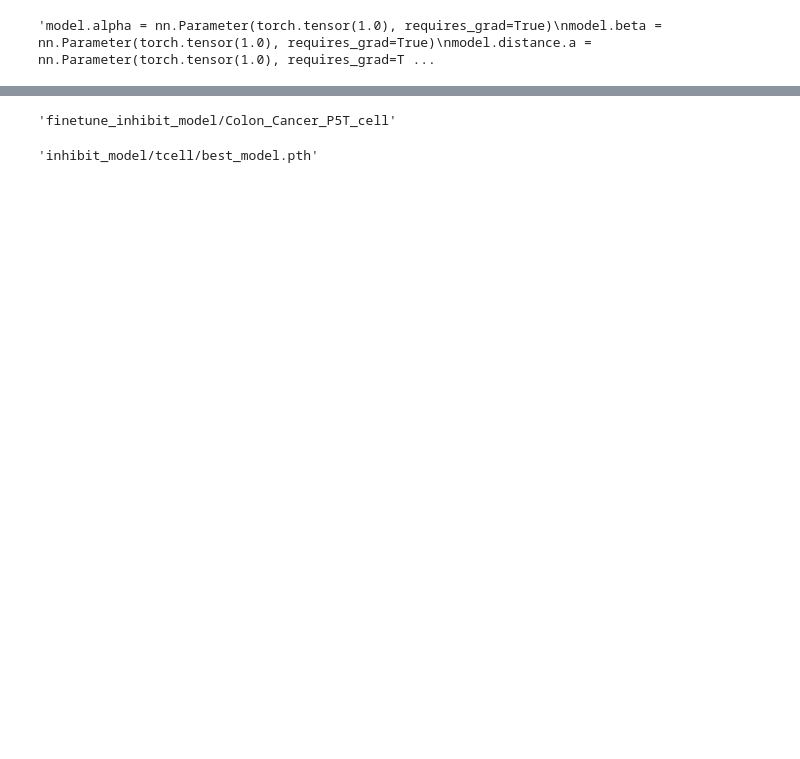
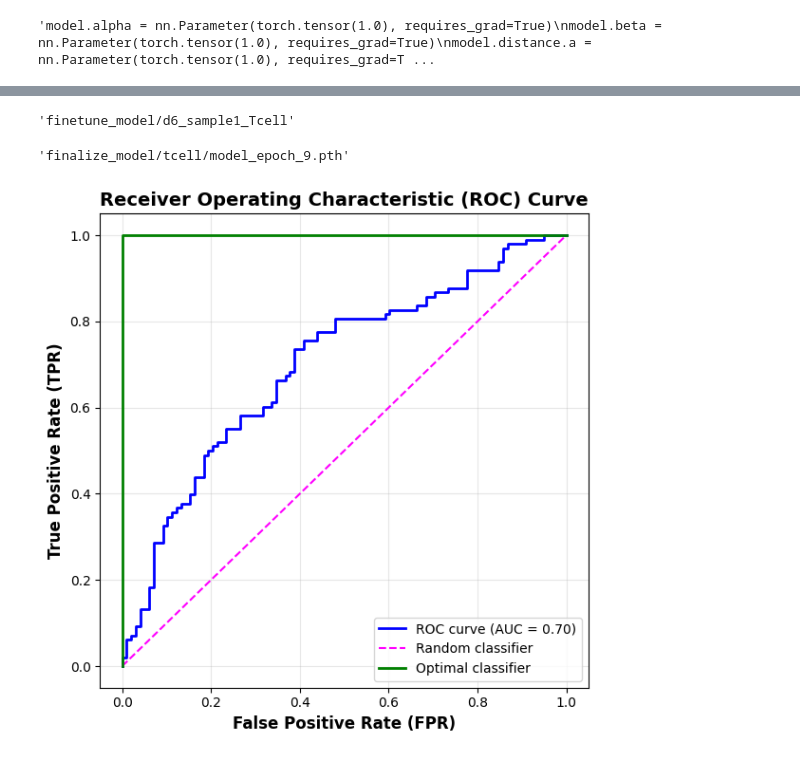
Before and after one commit to yaober/SPACER, a Jupyter notebook: fine_tune_model1_indiviual.ipynb, the cells around one changed output, grey strips where cells are left out. Drawn from its saved outputs; the diff is of its cells as text; code cells hidden in the pictures; blank space fills up the shorter version.

```diff
--- a/fine_tune_model1_indiviual.ipynb
+++ b/fine_tune_model1_indiviual.ipynb
@@ -338,21 +337,21 @@ def load_all_genes(reference_gene_file):
 
 # Training parameters
 immune_cell = 'tcell'       # Type of immune cell to consider
-learning_rate = 0.05      # Learning rate for the optimizer
+learning_rate = 0.05     # Learning rate for the optimizer
 num_epochs = 10          # Number of epochs to train the model
 patience = 5                # Patience for early stopping
 delta = 0.001               # Minimum change to qualify as an improvement
 max_instances = None        # Maximum instances for the dataset
-n_genes = 2000             # Number of genes to consider
-selection = 'negative'
+n_genes = 500             # Number of genes to consider
+selection = 'positive'      # Selection strategy for SPACER
 # %%
 # Set parameters (replace these with your own paths and settings)
 # Paths to data and model
-data_path = '/project/DPDS/Wang_lab/s439765/spatial_tcr/spatial_transcriptomics/VisiumHD/processed/Colon_Cancer_P5T_cell.h5ad'
+data_path = '/work/DPDS/s439765/data4spacer/spatial_transcriptomics/linghua_cosmx/GAME3D6/d6_sample1_Tcell.h5ad'
 reference_gene_path = 'data/human_filtered.csv'
 pretrained_gene_path = 'data/human_filtered.csv'  # Pre-trained gene list
-output_dir = os.path.join('finetune_inhibit_model', data_path.split('/')[-1].split('.')[0])
-model_path = 'inhibit_model/tcell/best_model.pth'  # Set to None if training from scratch
+output_dir = os.path.join('finetune_model', data_path.split('/')[-1].split('.')[0])
+model_path = None  # Set to None if training from scratch
 best_model_path = os.path.join(output_dir, 'best_model.pth')
 # %%
 output_dir
@@ -479,7 +482,7 @@ optimizer = optim.AdamW(model.parameters(), lr=learning_rate, weight_decay=0.01)
 # %%
 
 # Load dataset
-adata = sc.read(data_path)
+adata = sc.read_h5ad(data_path)
 dataset = BagsDataset(adata, immune_cell=immune_cell, max_instances=max_instances, n_genes=n_genes, radius=50, resolution='high',k=2)
 train_size = int(0.9 * len(dataset))
 val_size = len(dataset) - train_size
@@ -504,4 +507,4 @@ ig_scores_before_training = model.immunogenicity.ig.clone().detach().cpu()
 # %%
 # Save IG scores before training
-ig_scores_before_training = model.immunogenicity.ig.clone().detach().cpu()
-ig_scores_before_training = [score.item() for score in ig_scores_before_training]
+spacer_scores_before_training = model.immunogenicity.ig.clone().detach().cpu()
+spacer_scores_before_training = [score.item() for score in spacer_scores_before_training]
@@ -674,8 +685,32 @@ Validation Loss: 0.4317, Validation AUROC: 0.9311
 # %%
 output_dir
 # %% [output]
-'finetune_inhibit_model/Colon_Cancer_P5T_cell'
+'finetune_model/d6_sample1_Tcell'
 # %%
 model_path
 # %% [output]
-'inhibit_model/tcell/best_model.pth'
+'finalize_model/tcell/model_epoch_9.pth'
+# %%
+import matplotlib.pyplot as plt
+from sklearn.metrics import roc_curve, auc
+
+# Compute ROC curve
+fpr, tpr, thresholds = roc_curve(val_all_labels, val_all_outputs)
+roc_auc = auc(fpr, tpr)
+
+# Plot ROC curve
+plt.figure(figsize=(6,6))
+plt.plot(fpr, tpr, color='blue', lw=2, label=f'ROC curve (AUC = {roc_auc:.2f})')
+plt.plot([0, 1], [0, 1], color='magenta', lw=1.5, linestyle='--', label='Random classifier')
+plt.plot([0, 0, 1], [0, 1, 1], color='green', lw=2, label='Optimal classifier')
+
+# Labels and title
+plt.xlabel('False Positive Rate (FPR)', fontsize=12, fontweight='bold')
+plt.ylabel('True Positive Rate (TPR)', fontsize=12, fontweight='bold')
+plt.title('Receiver Operating Characteristic (ROC) Curve', fontsize=14, fontweight='bold')
+plt.legend(loc='lower right')
+plt.grid(alpha=0.3)
+plt.tight_layout()
+plt.show()
+# %% [output]
+[figure, added]
```
Also changed, not shown: parts of 17 cells of this notebook, 6 other files.
